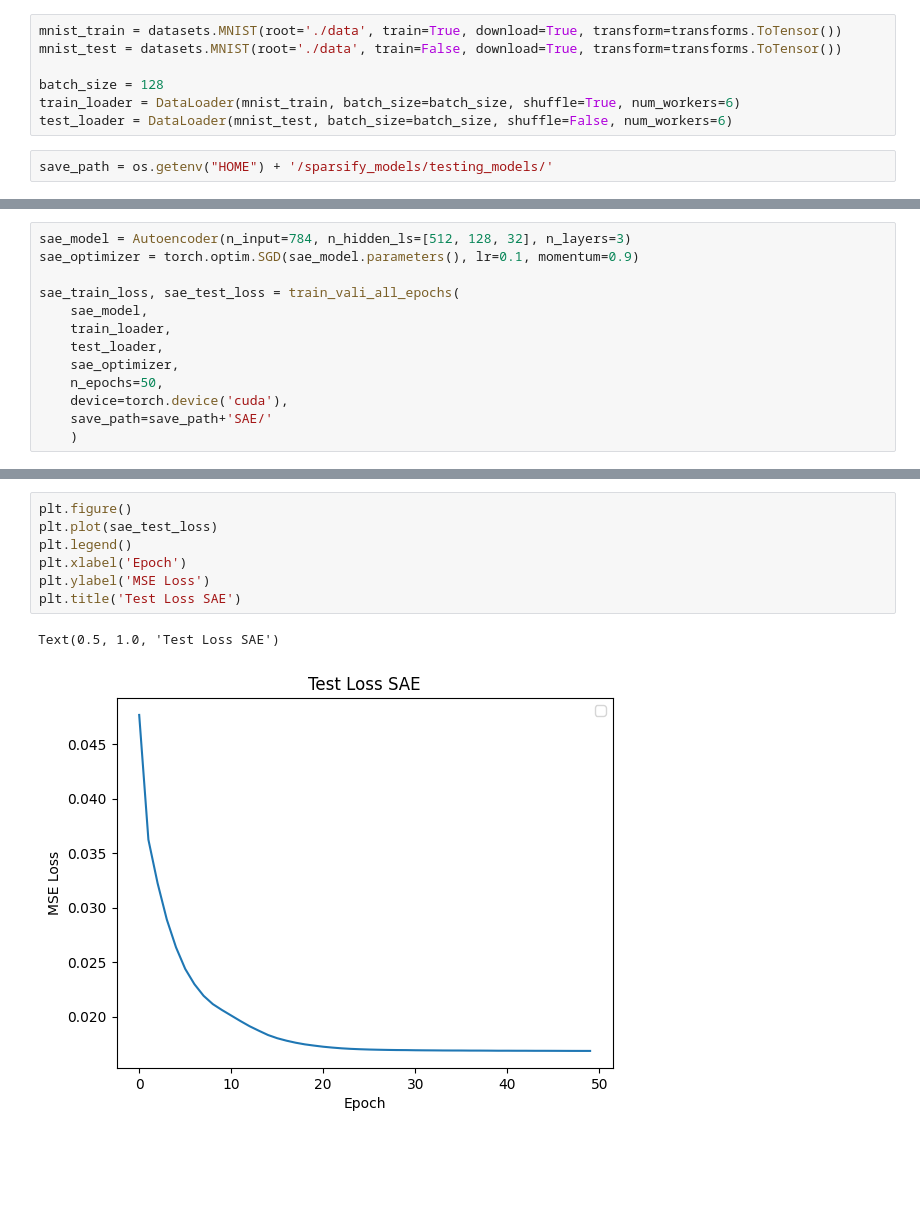
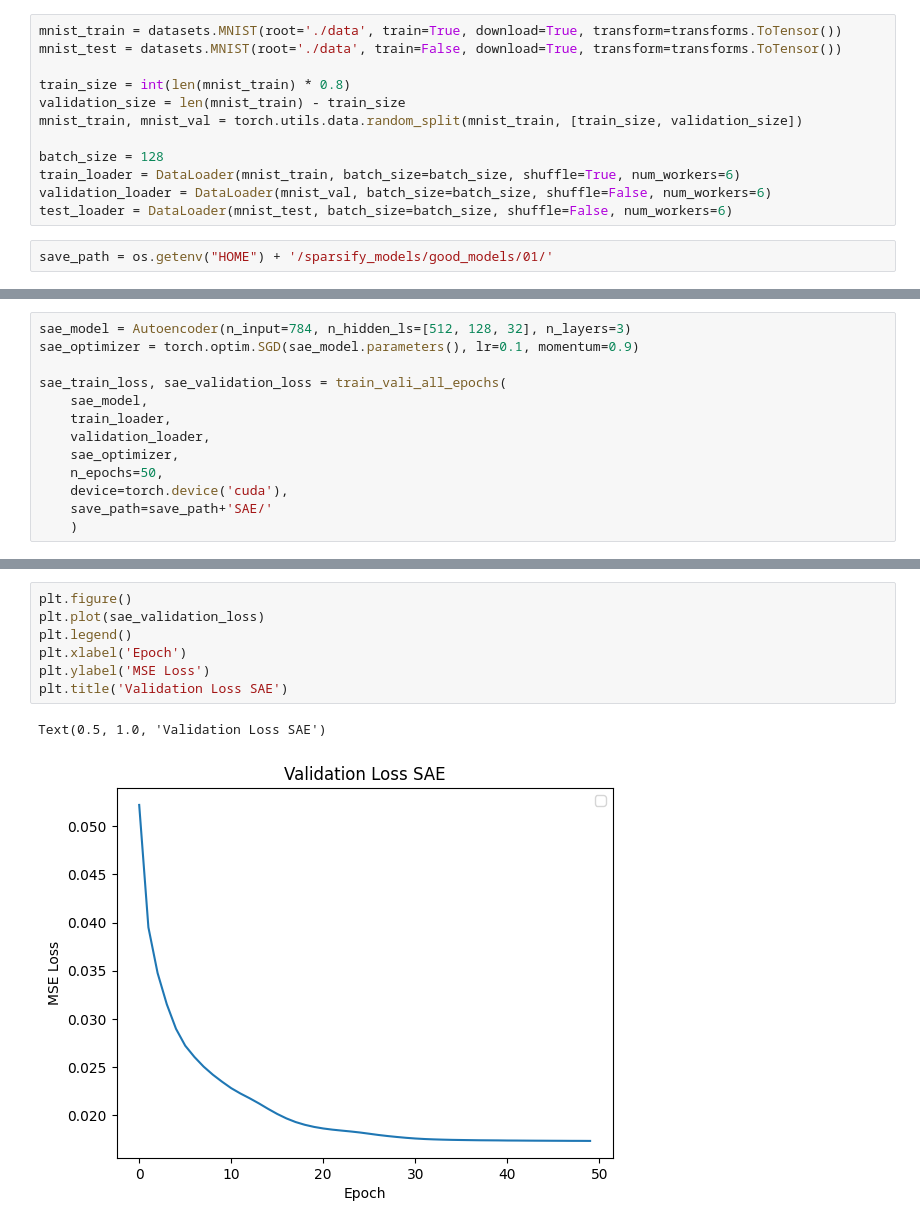
Before and after one commit to DiJam20/developing-autoencoders, a Jupyter notebook: 09_Saving_Models.ipynb, the cells around one changed output, grey strips where cells are left out. Saved outputs shown, nothing was run; the diff lists cells and outputs as text; blank space fills up the shorter version.

Commit message:
Models saved use train-, validation-, and test-set.

```diff
--- a/09_Saving_Models.ipynb
+++ b/09_Saving_Models.ipynb
@@ -14,8 +14,13 @@ from solver import train_vali_all_epochs, dev_train_vali_all_epochs
 mnist_train = datasets.MNIST(root='./data', train=True, download=True, transform=transforms.ToTensor())
 mnist_test = datasets.MNIST(root='./data', train=False, download=True, transform=transforms.ToTensor())
 
+train_size = int(len(mnist_train) * 0.8)
+validation_size = len(mnist_train) - train_size
+mnist_train, mnist_val = torch.utils.data.random_split(mnist_train, [train_size, validation_size])
+
 batch_size = 128
 train_loader = DataLoader(mnist_train, batch_size=batch_size, shuffle=True, num_workers=6)
+validation_loader = DataLoader(mnist_val, batch_size=batch_size, shuffle=False, num_workers=6)
 test_loader = DataLoader(mnist_test, batch_size=batch_size, shuffle=False, num_workers=6)
 # %%
-save_path = os.getenv("HOME") + '/sparsify_models/testing_models/'
+save_path = os.getenv("HOME") + '/sparsify_models/good_models/01/'
@@ -23,10 +36,10 @@ save_path = os.getenv("HOME") + '/sparsify_models/testing_models/'
 sae_model = Autoencoder(n_input=784, n_hidden_ls=[512, 128, 32], n_layers=3)
 sae_optimizer = torch.optim.SGD(sae_model.parameters(), lr=0.1, momentum=0.9)
 
-sae_train_loss, sae_test_loss = train_vali_all_epochs(
+sae_train_loss, sae_validation_loss = train_vali_all_epochs(
     sae_model,
     train_loader,
-    test_loader,
+    validation_loader,
     sae_optimizer,
     n_epochs=50,
     device=torch.device('cuda'),
@@ -60,10 +91,10 @@ Weights saved.
 # %%
 plt.figure()
-plt.plot(sae_test_loss)
+plt.plot(sae_validation_loss)
 plt.legend()
 plt.xlabel('Epoch')
 plt.ylabel('MSE Loss')
-plt.title('Test Loss SAE')
+plt.title('Validation Loss SAE')
 # %% [output]
-Text(0.5, 1.0, 'Test Loss SAE')
+Text(0.5, 1.0, 'Validation Loss SAE')
-[figure, old version]
+[figure, new version]
```
Also changed, not shown: parts of 15 cells of this notebook.
